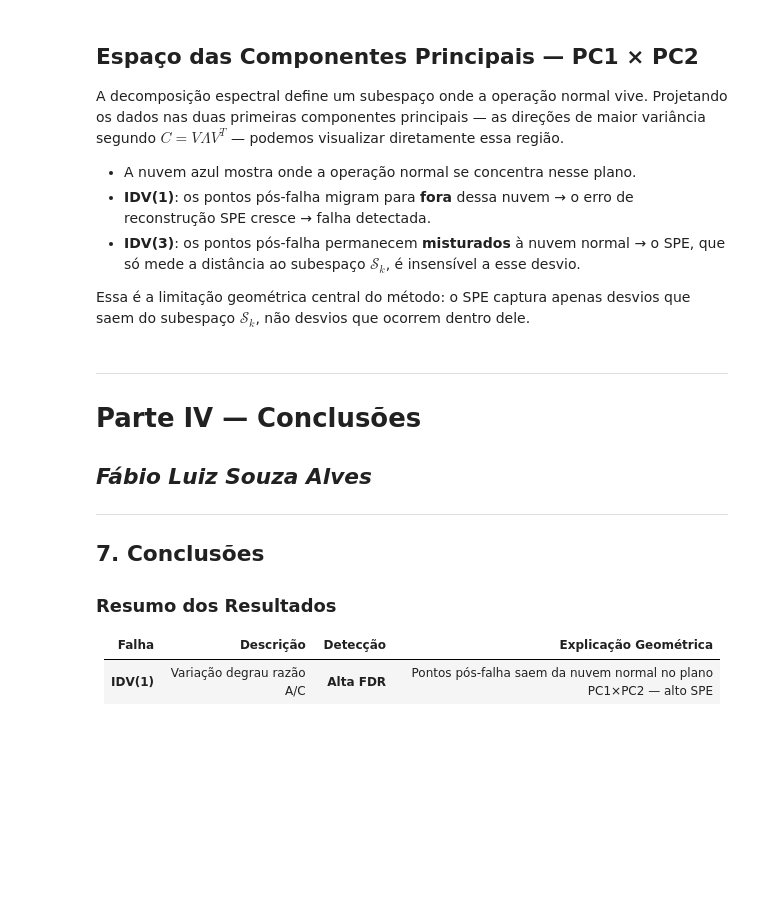
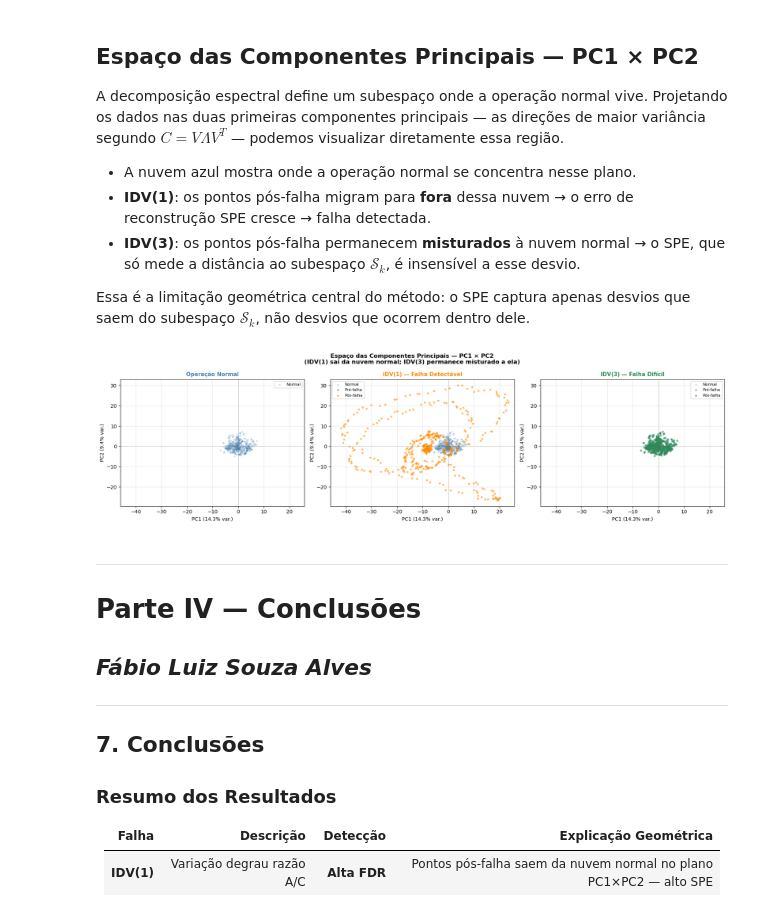
Before and after one commit to eduardozanutti/pca_anomaly_detection, a Jupyter notebook: notebooks/PCA_Fault_Detection_TEP.ipynb, the cells around one changed output. Drawn from its saved outputs; the diff is of its cells as text; code cells hidden in the pictures; blank space fills up the shorter version.

```diff
--- a/notebooks/PCA_Fault_Detection_TEP.ipynb
+++ b/notebooks/PCA_Fault_Detection_TEP.ipynb
@@ -90,8 +90,8 @@ O TEP é um benchmark clássico em monitoramento de processos industriais propos
 import os
 os.chdir('..')  # garante raiz do projeto
 
-df_normal = pd.read_feather('data/preprocessed/TEP_FaultFree_Training.feather')
-df_faulty = pd.read_feather('data/preprocessed/TEP_Faulty_Training.feather')
+df_normal = pd.read_feather('data/processed/TEP_FaultFree_Training.feather')
+df_faulty = pd.read_feather('data/processed/TEP_Faulty_Training.feather')
 df = pd.concat([df_normal, df_faulty], ignore_index=True)
 df
 # %% [output]
@@ -497,35 +507,36 @@ ylim = (all_pc2.min() * 1.1, all_pc2.max() * 1.1)
 
 fig, axes = plt.subplots(1, 3, figsize=(18, 5))
 
 cenarios = [
     (T_normal, None,        'steelblue',  'Operação Normal'),
     (T_fault1, T_fault1,    'darkorange', 'IDV(1) — Falha Detectável'),
     (T_fault3, T_fault3,    'seagreen',   'IDV(3) — Falha Difícil'),
 ]
 
 for ax, (T, T_fault, cor, titulo) in zip(axes, cenarios):
     ax.scatter(T_normal[:, 0], T_normal[:, 1], c='steelblue', alpha=0.2, s=6, label='Normal')
 
     if T_fault is not None:
         ax.scatter(T_fault[:20, 0],  T_fault[:20, 1],  c='gray', alpha=0.5, s=10, label='Pré-falha')
         ax.scatter(T_fault[20:, 0],  T_fault[20:, 1],  c=cor,    alpha=0.5, s=10, label='Pós-falha')
 
     ax.axhline(0, color='k', linewidth=0.4, alpha=0.4)
     ax.axvline(0, color='k', linewidth=0.4, alpha=0.4)
     ax.set_xlim(xlim)
     ax.set_ylim(ylim)
     ax.set_xlabel(f'PC1 ({100*pca.pca.explained_variance_ratio_[0]:.1f}% var.)', fontsize=10)
     ax.set_ylabel(f'PC2 ({100*pca.pca.explained_variance_ratio_[1]:.1f}% var.)', fontsize=10)
     ax.set_title(titulo, fontsize=11, fontweight='bold', color=cor)
     ax.grid(True, alpha=0.3)
     ax.legend(fontsize=8)
 
-plt.suptitle('Espaço das Componentes Principais — PC1 × PC2
-'
+plt.suptitle('Espaço das Componentes Principais — PC1 × PC2\n'
              '(IDV(1) sai da nuvem normal; IDV(3) permanece misturado a ela)',
              fontsize=12, fontweight='bold')
 plt.tight_layout()
 plt.show()
+# %% [output]
+[figure, added]
 # %%
 import plotly.graph_objects as go
 
```
Also changed, not shown: parts of 3 cells of this notebook, 8 other files.
